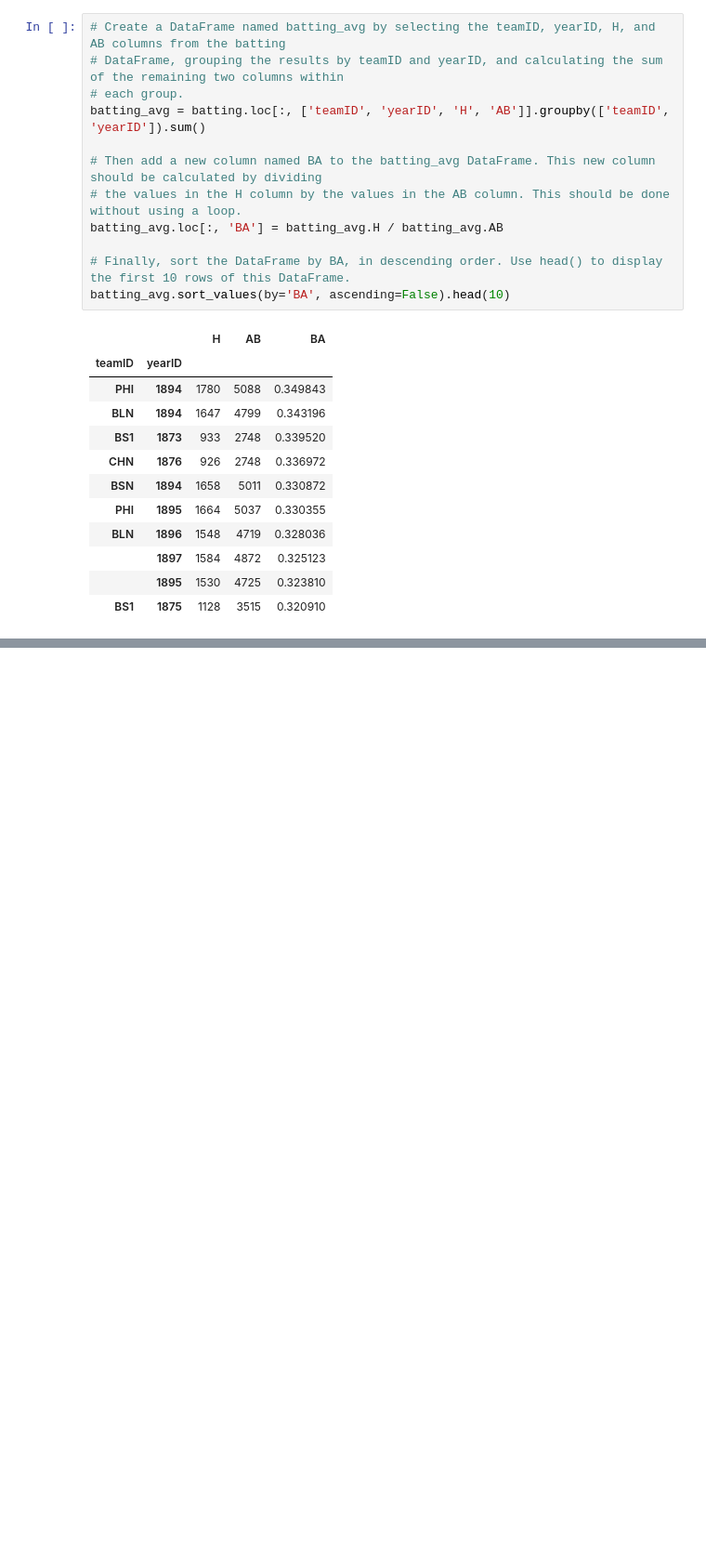
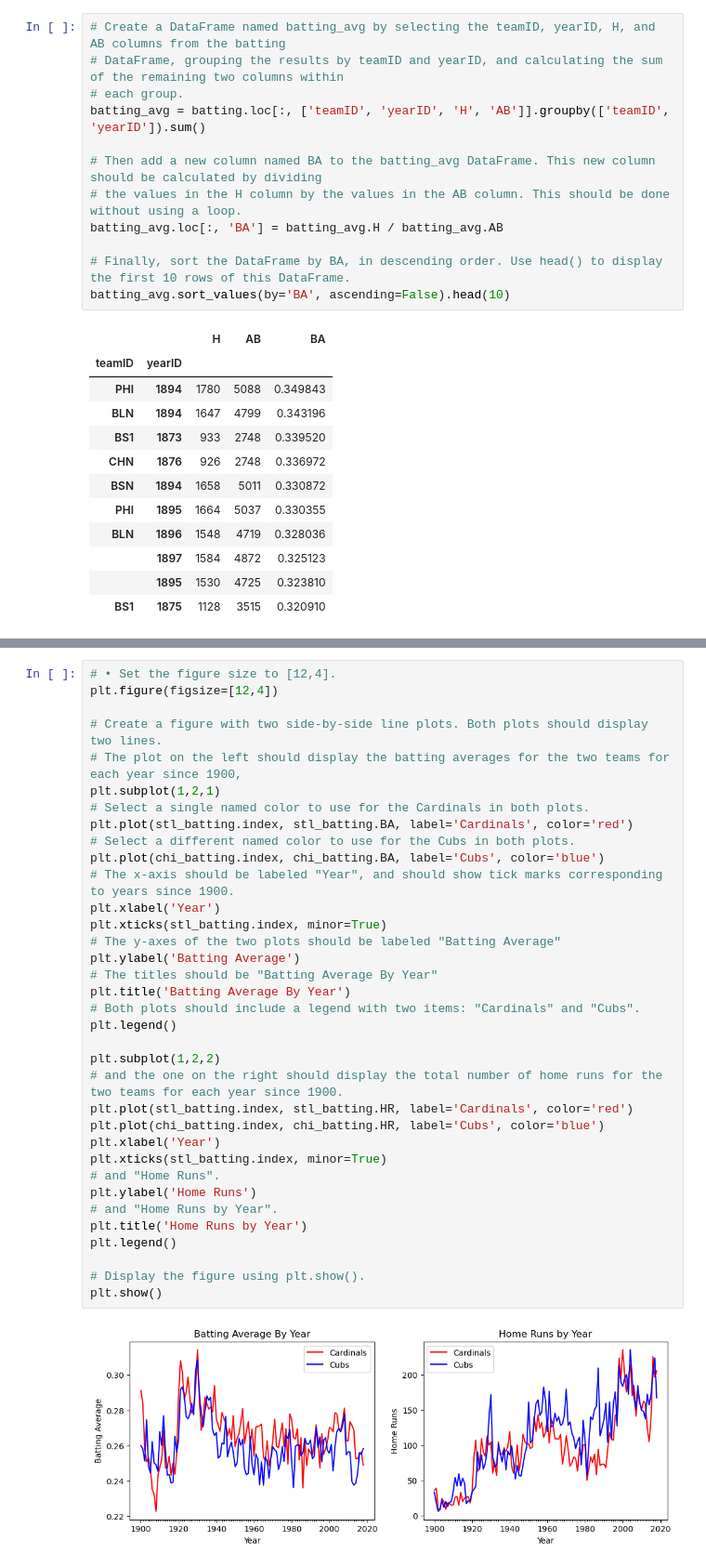
Before and after one commit to slylockfox/Maryville-DSCI-503-2, a Jupyter notebook: HW_06_Snyder.ipynb, the cells around one changed output, grey strips where cells are left out. Shown at 93% size. Drawn from its saved outputs; the diff is of its cells as text; blank space fills up the shorter version.

```diff
--- a/HW_06_Snyder.ipynb
+++ b/HW_06_Snyder.ipynb
@@ -370,0 +403,37 @@ batting_avg.sort_values(by='BA', ascending=False).head(10)
+# %%
+# • Set the figure size to [12,4].
+plt.figure(figsize=[12,4])
+
+# Create a figure with two side-by-side line plots. Both plots should display two lines.
+# The plot on the left should display the batting averages for the two teams for each year since 1900,
+plt.subplot(1,2,1)
+# Select a single named color to use for the Cardinals in both plots.
+plt.plot(stl_batting.index, stl_batting.BA, label='Cardinals', color='red')
+# Select a different named color to use for the Cubs in both plots.
+plt.plot(chi_batting.index, chi_batting.BA, label='Cubs', color='blue')
+# The x-axis should be labeled "Year", and should show tick marks corresponding to years since 1900.
+plt.xlabel('Year')
+plt.xticks(stl_batting.index, minor=True)
+# The y-axes of the two plots should be labeled "Batting Average"
+plt.ylabel('Batting Average')
+# The titles should be "Batting Average By Year"
+plt.title('Batting Average By Year')
+# Both plots should include a legend with two items: "Cardinals" and "Cubs".
+plt.legend()
+
+plt.subplot(1,2,2)
+# and the one on the right should display the total number of home runs for the two teams for each year since 1900.
+plt.plot(stl_batting.index, stl_batting.HR, label='Cardinals', color='red')
+plt.plot(chi_batting.index, chi_batting.HR, label='Cubs', color='blue')
+plt.xlabel('Year')
+plt.xticks(stl_batting.index, minor=True)
+# and "Home Runs".
+plt.ylabel('Home Runs')
+# and "Home Runs by Year".
+plt.title('Home Runs by Year')
+plt.legend()
+
+# Display the figure using plt.show().
+plt.show()
+# %% [output]
+[figure, added]
```
Also changed, not shown: parts of 2 cells of this notebook, 1 other file.
